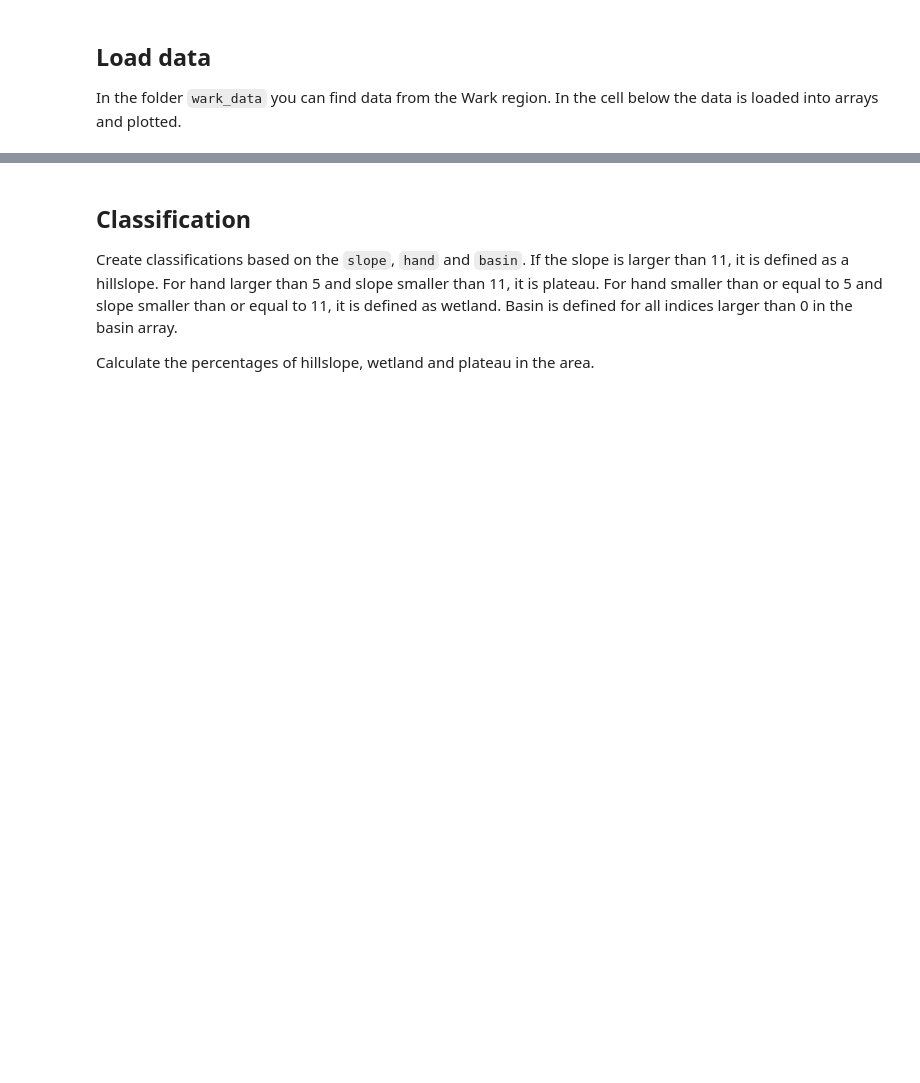
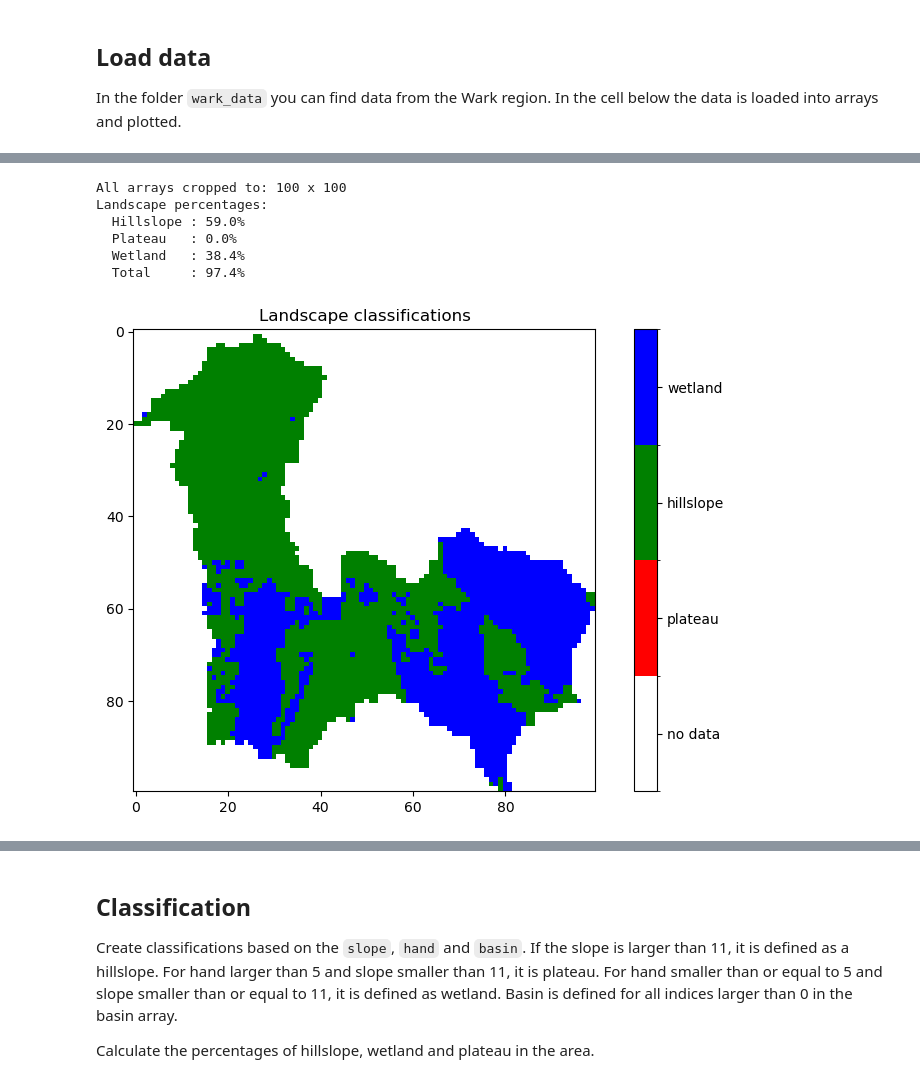
Before and after one commit to julesbradley/teaching-materials, a Jupyter notebook: book/3_modelling_advanced_flextopo/exercise6_flextopo.ipynb, the cells around one changed output, grey strips where cells are left out. Drawn from its saved outputs; the diff is of its cells as text; code cells hidden in the pictures; blank space fills up the shorter version.

```diff
--- a/book/3_modelling_advanced_flextopo/exercise6_flextopo.ipynb
+++ b/book/3_modelling_advanced_flextopo/exercise6_flextopo.ipynb
@@ -31 +146,61 @@ basin = np.genfromtxt('wark_data/basin.asc',  dtype=float, autostrip=True)
+# %%
+import numpy as np
+import matplotlib as mpl
+import matplotlib.pyplot as plt
+
+# ── Force all arrays to the same shape first ──────────────────
+min_rows = min(DEM.shape[0], slope.shape[0], hand.shape[0], basin.shape[0])
+min_cols = min(DEM.shape[1], slope.shape[1], hand.shape[1], basin.shape[1])
+
+DEM   = DEM[:min_rows,   :min_cols]
+slope = slope[:min_rows, :min_cols]
+hand  = hand[:min_rows,  :min_cols]
+basin = basin[:min_rows, :min_cols]
+
+print(f"All arrays cropped to: {min_rows} x {min_cols}")
+
+# ── Make landscape classification ─────────────────────────────
+hillslope  = np.array(slope) > 11
+plateau    = (np.array(hand) > 5)  & (np.array(slope) <= 11)
+wetland    = (np.array(hand) <= 5) & (np.array(slope) <= 11)
+basin_mask = np.array(basin) > 0
+
+hillslope_per = float(np.sum(hillslope & basin_mask)) / float(np.sum(basin_mask))
+wetland_per   = float(np.sum(wetland   & basin_mask)) / float(np.sum(basin_mask))
+plateau_per   = float(np.sum(plateau   & basin_mask)) / float(np.sum(basin_mask))
+
+print(f"Landscape percentages:")
+print(f"  Hillslope : {hillslope_per*100:.1f}%")
+print(f"  Plateau   : {plateau_per*100:.1f}%")
+print(f"  Wetland   : {wetland_per*100:.1f}%")
+print(f"  Total     : {(hillslope_per + plateau_per + wetland_per)*100:.1f}%")
+
+# ── Build landscape grid ───────────────────────────────────────
+landscapes = np.zeros(basin_mask.shape)
+landscapes[plateau]     = 1
+landscapes[hillslope]   = 2
+landscapes[wetland]     = 3
+landscapes[~basin_mask] = 0
+
+# ── Plot ──────────────────────────────────────────────────────
+cmap   = mpl.colors.ListedColormap(['white', 'red', 'green', 'blue'])
+bounds = [0, 1, 2, 3, 4]
+labels = ['no data', 'plateau', 'hillslope', 'wetland']
+norm   = mpl.colors.BoundaryNorm(bounds, cmap.N)
+
+fig, ax = plt.subplots(figsize=(10, 6))
+ax.set_title('Landscape classifications')
+im = ax.imshow(landscapes, cmap=cmap, norm=norm)
+
+cbar = plt.colorbar(im, ticks=[0.5, 1.5, 2.5, 3.5])
+cbar.set_ticklabels(labels)
+plt.show()
+# %% [output]
+All arrays cropped to: 100 x 100
+Landscape percentages:
+  Hillslope : 59.0%
+  Plateau   : 0.0%
+  Wetland   : 38.4%
+  Total     : 97.4%
+[figure, added]
 # %%
```
Also changed, not shown: parts of 5 cells of this notebook, 5 other files.
